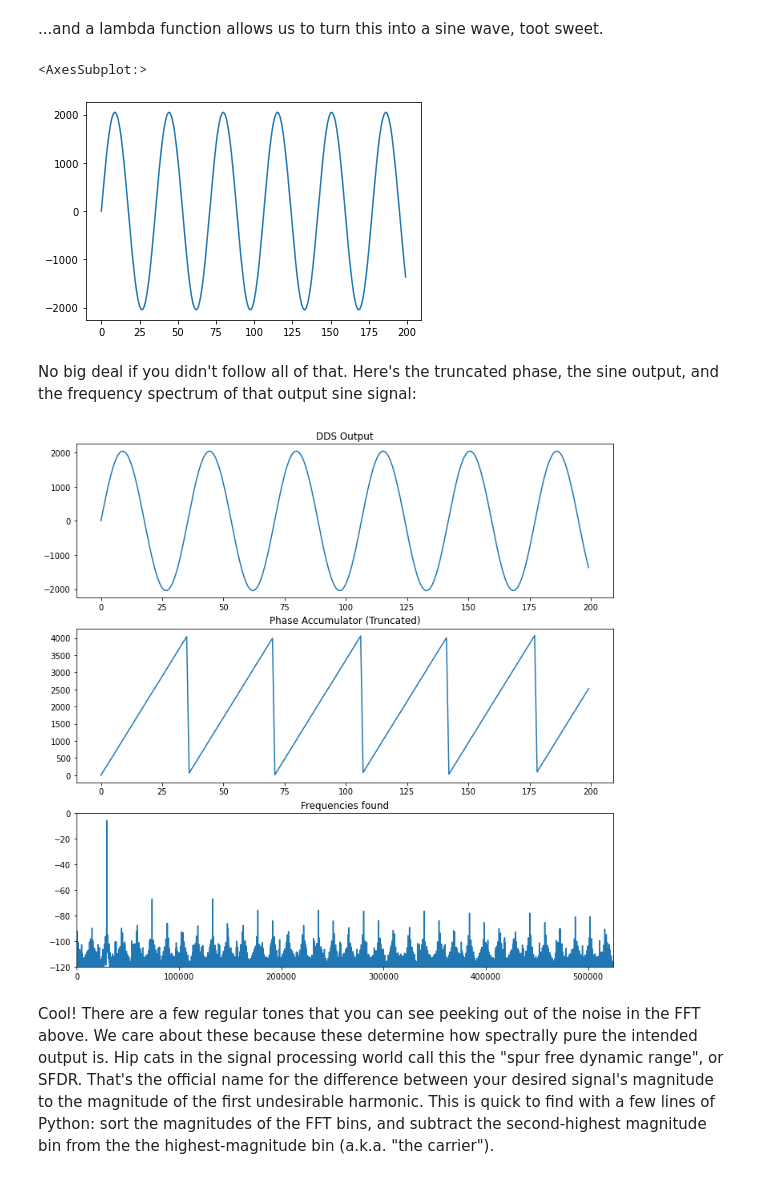
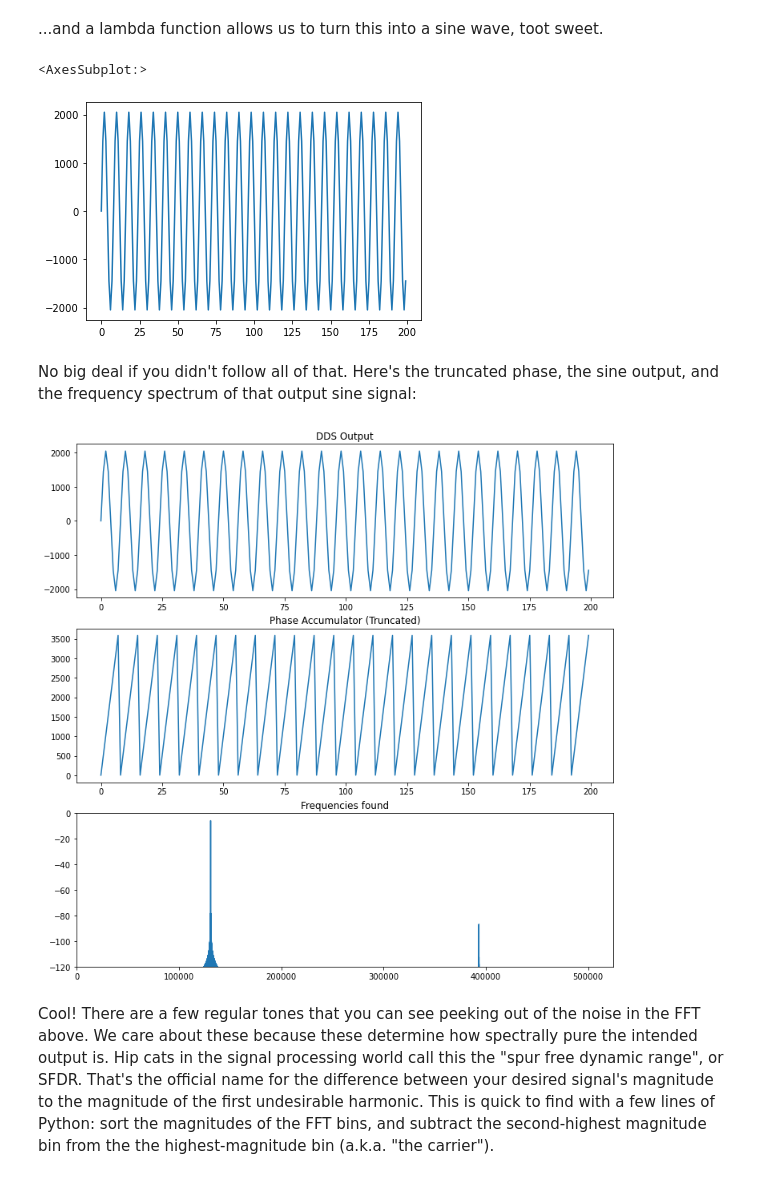
Before and after one commit to Cushychicken/dds-engine, a Jupyter notebook: tools/dds-model-basic-engine.ipynb, the cells around one changed output. Drawn from its saved outputs; the diff is of its cells as text; code cells hidden in the pictures.

```diff
--- a/tools/dds-model-basic-engine.ipynb
+++ b/tools/dds-model-basic-engine.ipynb
@@ -35,7 +35,7 @@ def tuning_to_freq(tuning_word, sample_rate=100000000, acc_depth=32):
 # %% [markdown]
 Note, too, that these aren't perfect exchanges. There's some quantization error inherent in a digital system - that's the frequency resolution we calculated a second ago. You can see this by just jumping back and forth between formats, and noting the error between the conversions:
 # %%
-freq = 2822400
+freq = 12500001
 tuning = freq_to_tuning(freq)
 freq_actual = tuning_to_freq(tuning)
 
@@ -102,7 +102,7 @@ df_phase['dds_out'] = df_phase['phase_trunc'].apply(lambda x: sin_rom[x])
 df_phase['dds_out'][:200].plot()
 # %% [output]
 <AxesSubplot:>
-[figure, old version]
+[figure, new version]
 # %% [markdown]
 No big deal if you didn't follow all of that. Here's the truncated phase, the sine output, and the frequency spectrum of that output sine signal:
 # %%
@@ -114,36 +114,35 @@ db_freqs = (20 * np.log10(db_freqs))
 
 # Shortening the time domain plot so sine features are visible
 plot_len = 200
 
 fig = plt.figure(figsize=(12,12))
 plt.subplot(3,1,1)
 plt.plot(df_phase['dds_out'][:plot_len])
 plt.title("DDS Output")
 
 plt.subplot(3,1,2)
 plt.plot(df_phase['phase_trunc'][:plot_len])
 plt.title("Phase Accumulator (Truncated)")
 
 # https://dsp.stackexchange.com/questions/32076/fft-to-spectrum-in-decibel
 plt.subplot(3,1,3)
 ax = fig.add_subplot(3,1,3)
 ax.set_ylim(-120, 0)
 ax.set_yticks([-120, -100, -80, -60, -40, -20, 0])
 #ax.set_yscale('symlog')
 fft_ticklabels = ax.get_xticklabels()
 fft_ticklines = ax.get_xticklines()
 
-#fft_index = int(len(frequencies)/2) # Half of the FFT output
+fft_index = int(len(frequencies)/2) # Half of the FFT output
 #fft_index = 5000
 #plt.plot(db_freqs[:fft_index])
 plt.plot(db_freqs)
 
-
 plt.title("Frequencies found")
 plt.xlim(0,fft_index)
 plt.show()
 # %% [output]
-[figure, old version]
+[figure, new version]
 # %% [markdown]
 Cool! There are a few regular tones that you can see peeking out of the noise in the FFT above. We care about these because these determine how spectrally pure the intended output is. Hip cats in the signal processing world call this the "spur free dynamic range", or SFDR. That's the official name for the difference between your desired signal's magnitude to the magnitude of the first undesirable harmonic. This is quick to find with a few lines of Python:  sort the magnitudes of the FFT bins, and subtract the second-highest magnitude bin from the the highest-magnitude bin (a.k.a. "the carrier").
 # %%
```
Also changed, not shown: parts of 6 cells of this notebook, 3 other files.
